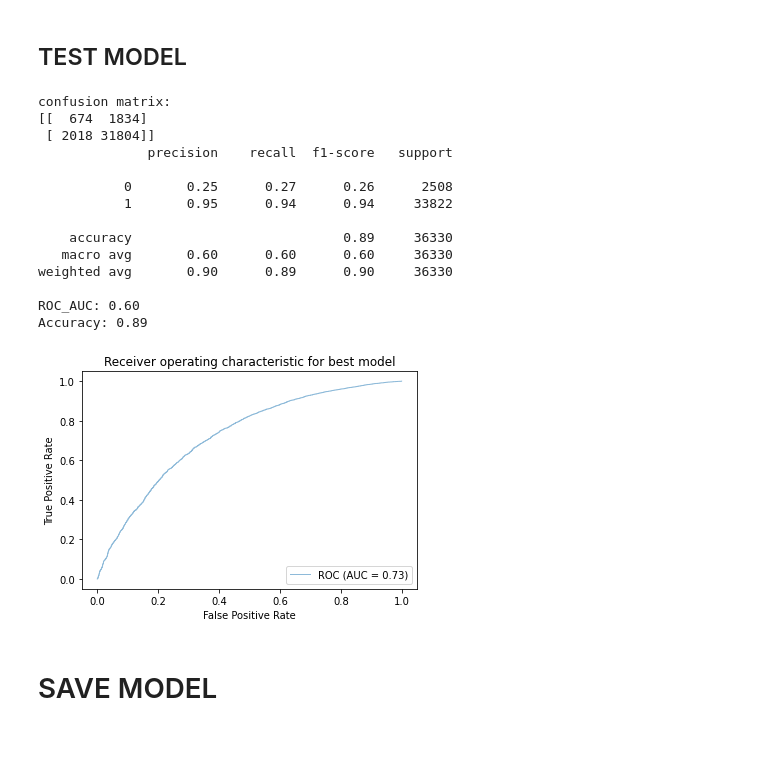
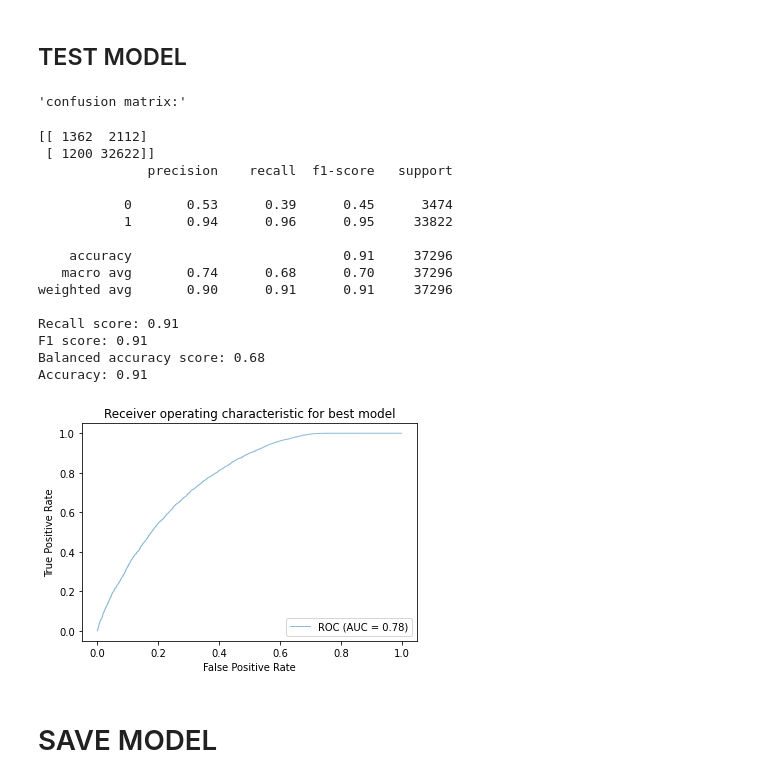
Before and after one commit to fuserkuba/OrderTaking, a Jupyter notebook: training/TakeOrderTraining.ipynb, the cells around one changed output. Drawn from its saved outputs; the diff is of its cells as text; code cells hidden in the pictures; blank space fills up the shorter version.

```diff
--- a/training/TakeOrderTraining.ipynb
+++ b/training/TakeOrderTraining.ipynb
@@ -160,7 +161,7 @@ Filtered dataset classes Counter({1: 112740, 0: 8360})
 # %% [markdown]
 # TRAINING
 # %%
-features = ['to_user_distance','to_user_elevation','total_earning','weekday','day','hour','working_time']
+features = ['to_user_distance','to_user_elevation','total_earning','weekday','working_time']
 target = ['taken']
 
 X = df_ready[features].values
@@ -213,15 +211,15 @@ from imblearn.pipeline import Pipeline
 
 #sme = SMOTEENN(random_state=42)
 # define pipeline
-over = SMOTE(sampling_strategy=0.2)
-under = RandomUnderSampler(sampling_strategy=0.5)
+over = SMOTE(sampling_strategy=0.4)
+under = RandomUnderSampler(sampling_strategy=0.8)
 steps = [('o', over), ('u', under)]
 pipeline = Pipeline(steps=steps)
 
 # transform the dataset
 X_res, y_res = pipeline.fit_resample(X_train, y_train)
 
-print('Resampled dataset shape %s' % Counter(y_train))
+print('Trained dataset shape %s' % Counter(y_train))
 print('Resampled dataset shape %s' % Counter(y_res))
 
 X_train = X_res
@@ -239,7 +237,7 @@ from sklearn.ensemble import RandomForestClassifier
 import xgboost as xgb
 
 #classifier = KNeighborsClassifier(n_neighbors=3)
-classifier = RandomForestClassifier(criterion='gini',max_features='auto',n_jobs=-1)
+classifier = RandomForestClassifier(n_jobs=-1)
 #classifier = xgb.XGBClassifier(objective='binary:logistic', n_estimators=10, seed=123)
 
 steps = [('scaler', StandardScaler()),
@@ -249,12 +247,13 @@ pipeline = Pipeline(steps)
 
 # parameters = {'clf__n_neighbors': (3,5,10)}
 parameters = {
-'clf__max_depth': [80, 100],
-'clf__max_features': [2, 4],
-'clf__min_samples_leaf': [3, 5],
-'clf__min_samples_split': [8, 10],
+'clf__criterion': ['entropy'],
+'clf__max_depth': [200, 250],
+'clf__max_features': [2],
+'clf__min_samples_leaf': [2],
+'clf__min_samples_split': [4],
 'clf__n_estimators': [300, 400],
-'clf__class_weight': ['balanced','balanced_subsample']
+'clf__class_weight': ['balanced_subsample']
 }
 
 display(parameters)
@@ -272,7 +272,7 @@ from sklearn.model_selection import GridSearchCV
 from pprint import pprint
 from time import time
 
-grid_search = GridSearchCV(pipeline, parameters, n_jobs=-1, verbose=1, scoring='roc_auc')
+grid_search = GridSearchCV(pipeline, parameters, n_jobs=-1, verbose=1, scoring='balanced_accuracy')
 
 print("Performing grid search...")
 print("pipeline:", [name for name, _ in pipeline.steps])
@@ -335,42 +334,52 @@ BEST SCORE : 0.9073640193153997
 # %%
 from sklearn.metrics import confusion_matrix
 from sklearn.metrics import classification_report
-from sklearn.metrics import accuracy_score
 from sklearn.metrics import precision_recall_curve
-from sklearn.metrics import average_precision_score
 from sklearn.metrics import roc_auc_score
 from sklearn.metrics import plot_roc_curve
 
+from sklearn.metrics import recall_score
+from sklearn.metrics import f1_score
+from sklearn.metrics import balanced_accuracy_score
+from sklearn.metrics import accuracy_score
+
 y_pred = model.predict(X_test)
+y_score = model.predict_proba(X_test)
 
-print("confusion matrix:")
+display("confusion matrix:")
 print(confusion_matrix(y_test, y_pred))
 print(classification_report(y_test, y_pred))
-print("ROC_AUC: %0.2f" % roc_auc_score(y_test, y_pred))
+print("Recall score: %0.2f" % recall_score(y_test, y_pred, average='weighted'))
+print("F1 score: %0.2f" % f1_score(y_test, y_pred, average='weighted'))
+#The balanced accuracy in binary and multiclass classification problems to deal with imbalanced datasets. It is defined as the average of recall obtained on each class.
+print("Balanced accuracy score: %0.2f" % balanced_accuracy_score(y_test, y_pred))
 print("Accuracy: %0.2f" % accuracy_score(y_test, y_pred))
+#print("ROC_AUC: %0.2f" % roc_auc_score(y_test, y_pred))
 
 fig, ax = plt.subplots()
 viz = plot_roc_curve(model, X_test, y_test,name='ROC',alpha=0.5, lw=1, ax=ax)
 ax.set(xlim=[-0.05, 1.05], ylim=[-0.05, 1.05],
        title="Receiver operating characteristic for best model")
 ax.legend(loc="lower right")
 plt.show()
 # %% [output]
-confusion matrix:
-[[  674  1834]
- [ 2018 31804]]
-              precision    recall  f1-score   support
-
-           0       0.25      0.27      0.26      2508
-           1       0.95      0.94      0.94     33822
-
-    accuracy                           0.89     36330
-   macro avg       0.60      0.60      0.60     36330
-weighted avg       0.90      0.89      0.90     36330
-
-ROC_AUC: 0.60
-Accuracy: 0.89
+'confusion matrix:'
+[[ 1362  2112]
+ [ 1200 32622]]
+              precision    recall  f1-score   support
+
+           0       0.53      0.39      0.45      3474
+           1       0.94      0.96      0.95     33822
+
+    accuracy                           0.91     37296
+   macro avg       0.74      0.68      0.70     37296
+weighted avg       0.90      0.91      0.91     37296
+
+Recall score: 0.91
+F1 score: 0.91
+Balanced accuracy score: 0.68
+Accuracy: 0.91
-[figure, old version]
+[figure, new version]
 # %% [markdown]
 # SAVE MODEL
 # %%
```
Also changed, not shown: parts of 8 cells of this notebook.
